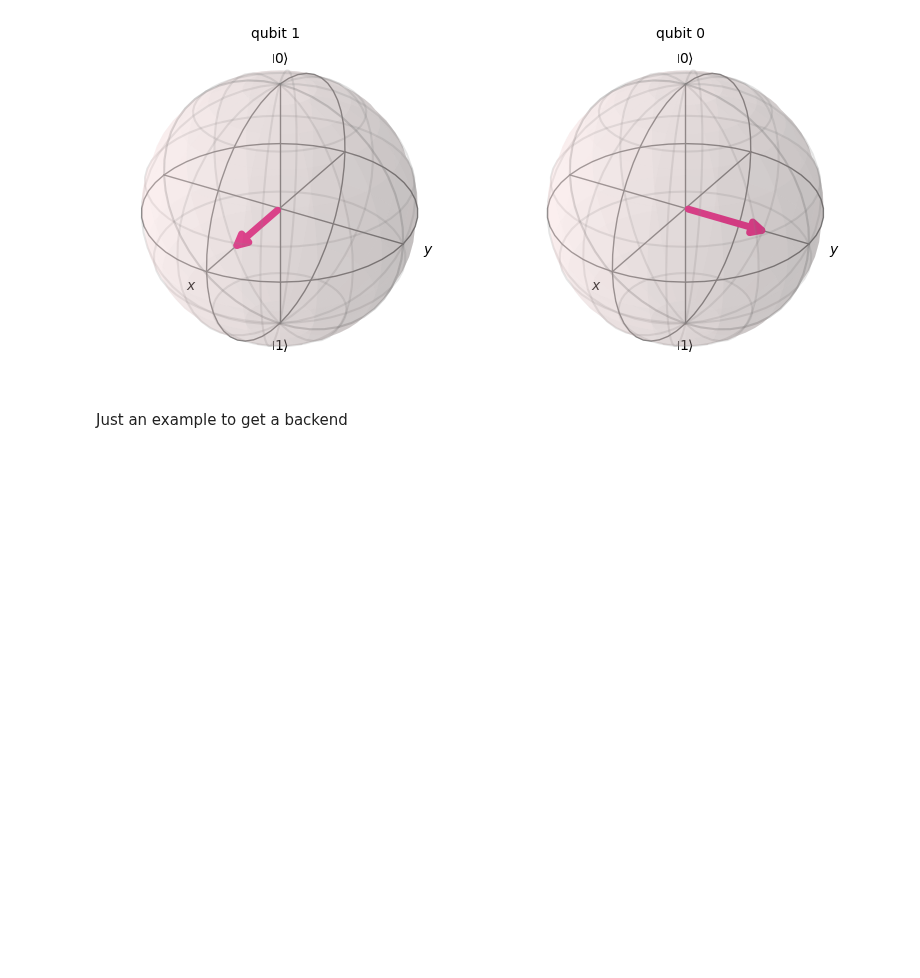
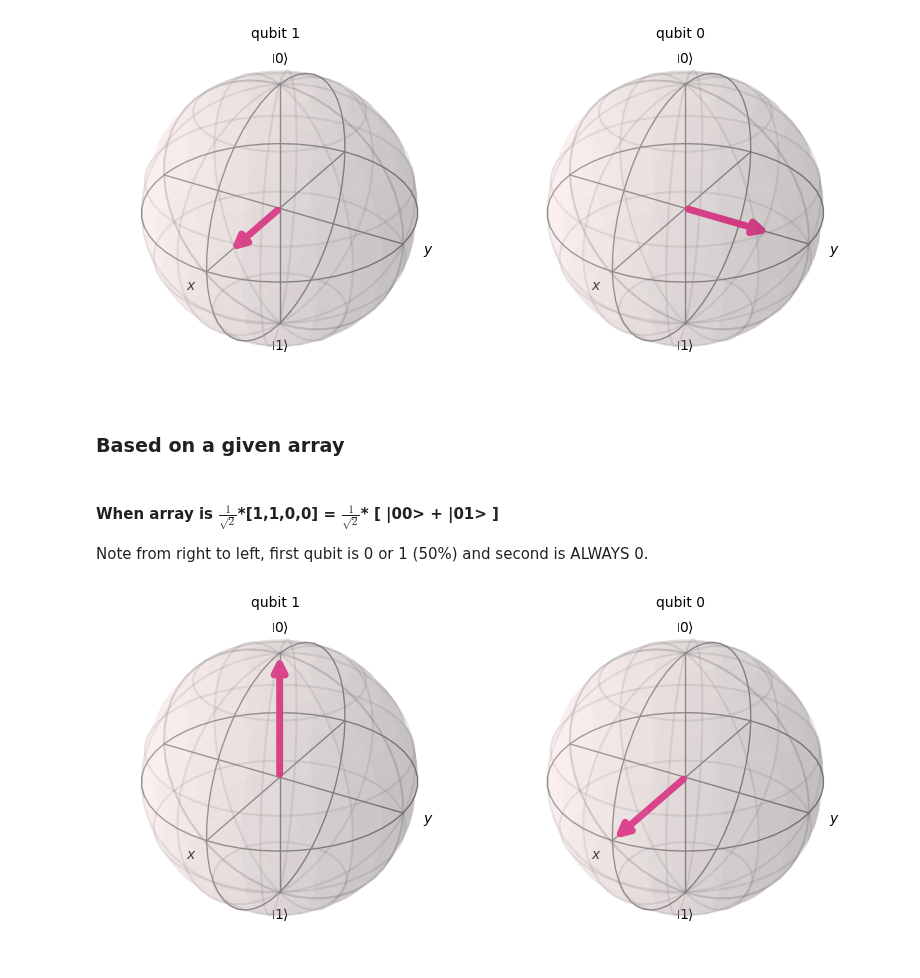
Before and after one commit to mrromaniuc/quantum-computing, a Jupyter notebook: IBMCertifiedAssociateDeveloperQiskit/09.3-Plot_a_Bloch_Multivector.ipynb, the cells around one changed output. Drawn from its saved outputs; the diff is of its cells as text; code cells hidden in the pictures; blank space fills up the shorter version.

```diff
--- a/IBMCertifiedAssociateDeveloperQiskit/09.3-Plot_a_Bloch_Multivector.ipynb
+++ b/IBMCertifiedAssociateDeveloperQiskit/09.3-Plot_a_Bloch_Multivector.ipynb
@@ -60,5 +62,3 @@ dm = DensityMatrix(qc)
 plot_bloch_multivector(dm, reverse_bits=True)
 # %% [output]
 [figure]
-# %% [markdown]
-Just an example to get a backend
@@ -67,0 +65,14 @@ backend = provider.get_backend("ibmq_quito")
+# %% [markdown]
+### Based on a given array
+# %% [markdown]
+#### When array is $\frac{1}{\sqrt{2}}$*[1,1,0,0] = $\frac{1}{\sqrt{2}}$* [ |00> + |01> ]
+Note from right to left, first qubit is 0 or 1 (50%) and second is ALWAYS 0.
+# %%
+import numpy as np
+from qiskit.visualization import plot_bloch_multivector
+
+vector = 1/np.sqrt(2)*np.array([1, 1, 0, 0])
+
+plot_bloch_multivector(vector, reverse_bits=True)
+# %% [output]
+[figure, added]
```
Also changed, not shown: parts of 11 cells of this notebook.
